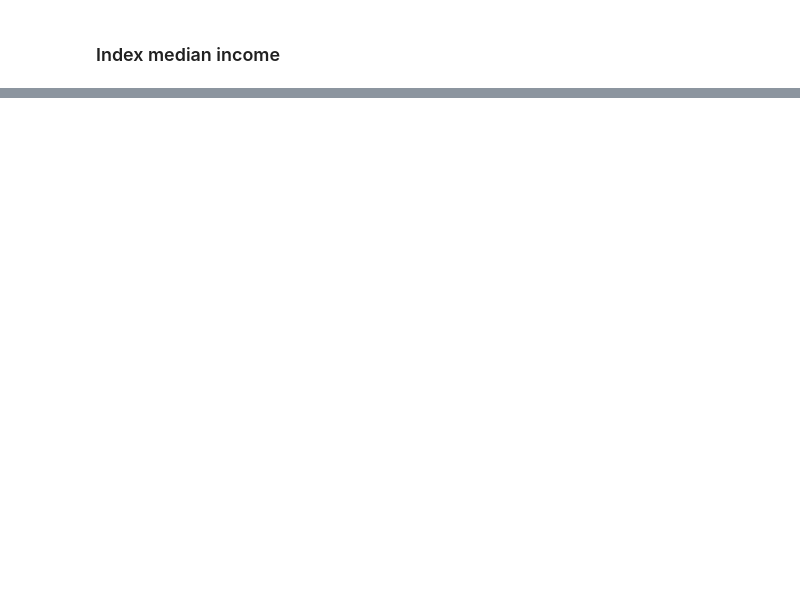
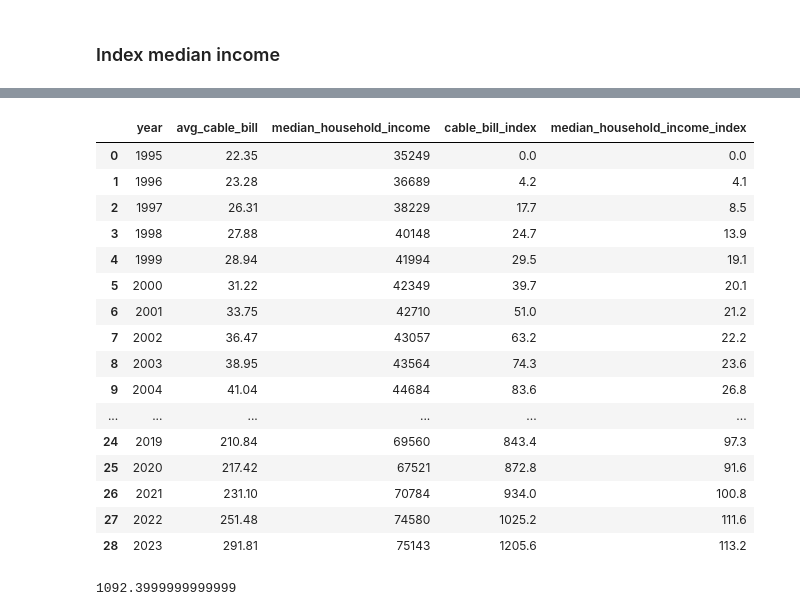
Before and after one commit to brendanjoyce41/wk10-demo, a Jupyter notebook: wk10-rows-lambda-BLANK.ipynb, the cells around one changed output, grey strips where cells are left out. Cells and saved outputs as stored; diff of their text form; code cells hidden in the pictures; blank space fills up the shorter version.

```diff
--- a/wk10-rows-lambda-BLANK.ipynb
+++ b/wk10-rows-lambda-BLANK.ipynb
@@ -189,2 +247,27 @@ Round all numbers to 1 decimal place
+# %%
+## median income index
+cable["median_household_income_index"] = cable["median_household_income"].apply(lambda x: (x-income_start)/income_start * 100).round(1)
+cable
+# %% [output]
+|  | year | avg_cable_bill | median_household_income | cable_bill_index | median_household_income_index |
+| 0 | 1995 | 22.35 | 35249 | 0.0 | 0.0 |
+| 1 | 1996 | 23.28 | 36689 | 4.2 | 4.1 |
+| 2 | 1997 | 26.31 | 38229 | 17.7 | 8.5 |
+| 3 | 1998 | 27.88 | 40148 | 24.7 | 13.9 |
+| 4 | 1999 | 28.94 | 41994 | 29.5 | 19.1 |
+| 5 | 2000 | 31.22 | 42349 | 39.7 | 20.1 |
+| 6 | 2001 | 33.75 | 42710 | 51.0 | 21.2 |
+| 7 | 2002 | 36.47 | 43057 | 63.2 | 22.2 |
+| 8 | 2003 | 38.95 | 43564 | 74.3 | 23.6 |
+| 9 | 2004 | 41.04 | 44684 | 83.6 | 26.8 |
+| ... | ... | ... | ... | ... | ... |
+| 24 | 2019 | 210.84 | 69560 | 843.4 | 97.3 |
+| 25 | 2020 | 217.42 | 67521 | 872.8 | 91.6 |
+| 26 | 2021 | 231.10 | 70784 | 934.0 | 100.8 |
+| 27 | 2022 | 251.48 | 74580 | 1025.2 | 111.6 |
+| 28 | 2023 | 291.81 | 75143 | 1205.6 | 113.2 |
 # %%
 ## analysis
+(1205.6 - 113.2)
+# %% [output]
+1092.3999999999999
```
Also changed, not shown: parts of 12 cells of this notebook.
